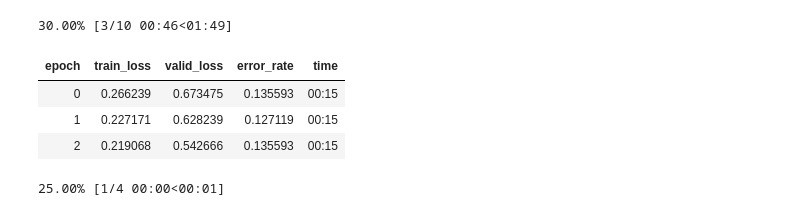
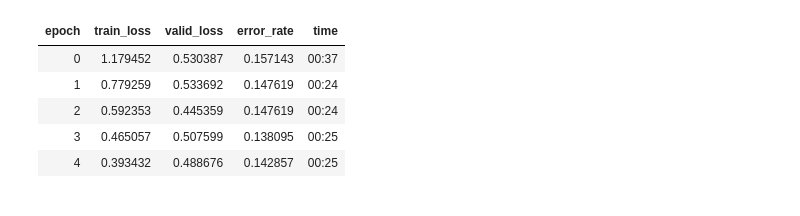
Before and after one commit to StavC/DeepLearningProjects, a Jupyter notebook: MyPokemonClassifier.ipynb, the cells around one changed output. Cells and saved outputs as stored; diff of their text form; code cells hidden in the pictures.

Commit message:
changed the PokemonClassifier a bit
got to 10% error rate

```diff
--- a/MyPokemonClassifier.ipynb
+++ b/MyPokemonClassifier.ipynb
@@ -54,11 +58,11 @@ data.classes, data.c, len(data.train_ds), len(data.valid_ds)
 # %%
-learn = cnn_learner(data, models.resnet50, metrics=error_rate)
+learn = cnn_learner(data, models.resnet34, metrics=error_rate)
 # %%
-learn.fit_one_cycle(10)
+learn.fit_one_cycle(5)
 # %% [output]
-30.00% [3/10 00:46<01:49]
 | epoch | train_loss | valid_loss | error_rate | time |
-| 0 | 0.266239 | 0.673475 | 0.135593 | 00:15 |
-| 1 | 0.227171 | 0.628239 | 0.127119 | 00:15 |
-| 2 | 0.219068 | 0.542666 | 0.135593 | 00:15 |
+| 0 | 1.179452 | 0.530387 | 0.157143 | 00:37 |
+| 1 | 0.779259 | 0.533692 | 0.147619 | 00:24 |
+| 2 | 0.592353 | 0.445359 | 0.147619 | 00:24 |
+| 3 | 0.465057 | 0.507599 | 0.138095 | 00:25 |
+| 4 | 0.393432 | 0.488676 | 0.142857 | 00:25 |
-25.00% [1/4 00:00<00:01]
```
Also changed, not shown: parts of 8 cells of this notebook.
